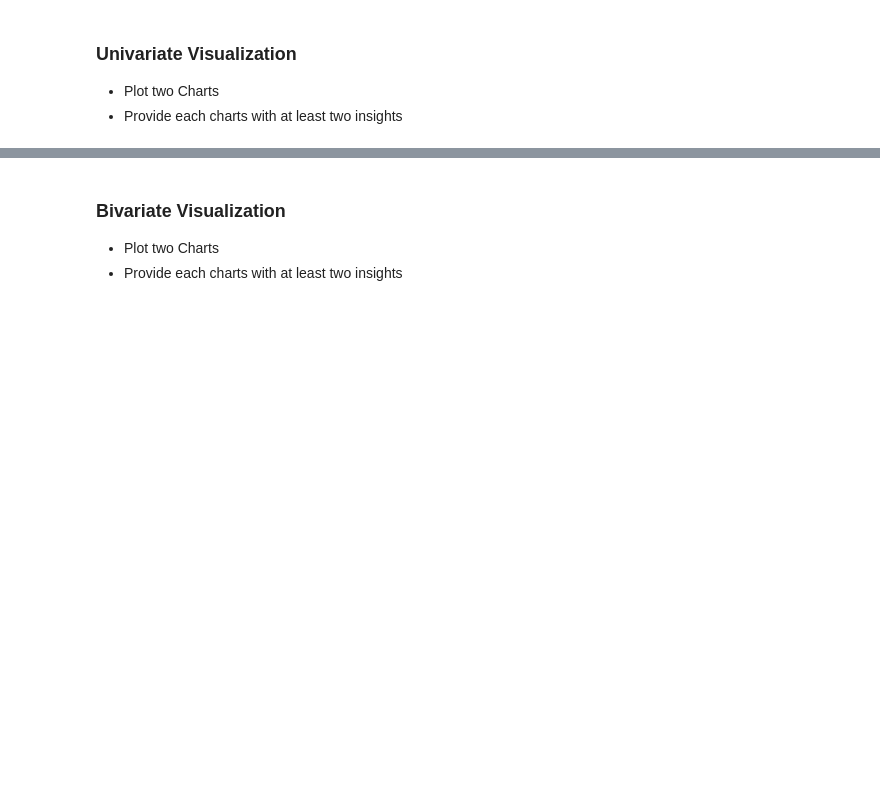
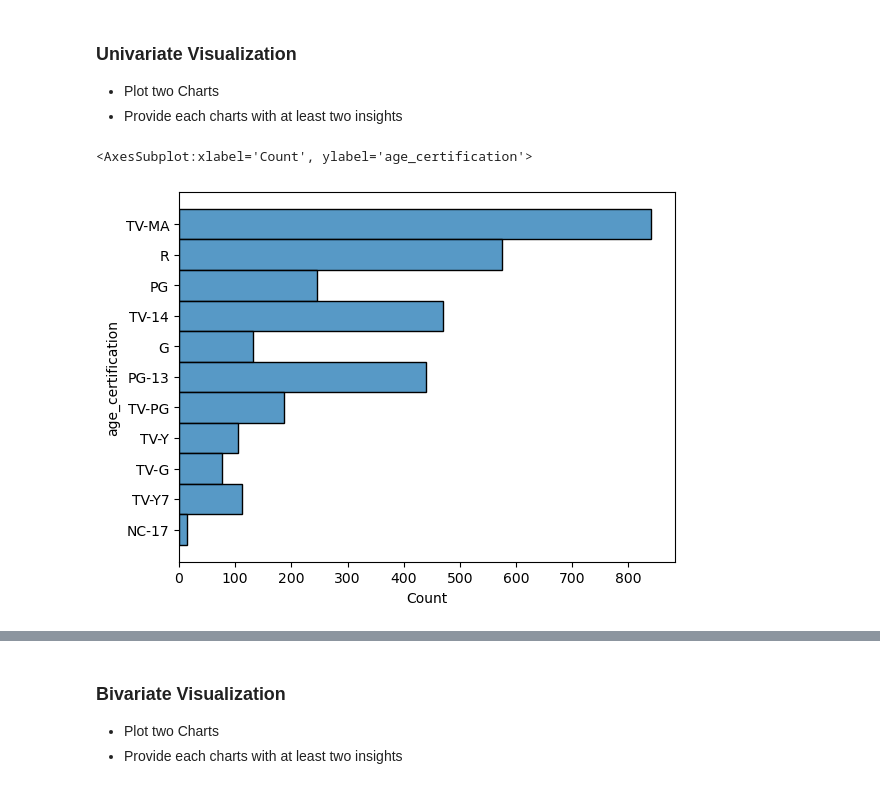
Before and after one commit to Tuwaiq-Data-Science-Bootcamp-V2/EDA-Lab1, a Jupyter notebook: EDA_Assignment .ipynb, the cells around one changed output, grey strips where cells are left out. Saved outputs shown, nothing was run; the diff lists cells and outputs as text; code cells hidden in the pictures; blank space fills up the shorter version.

```diff
--- a/EDA_Assignment .ipynb
+++ b/EDA_Assignment .ipynb
@@ -4,0 +8,2 @@
+# %%
+netflix = pd.read_csv('raw_titles.csv')
@@ -4,0 +75,2 @@
+# %%
+netflix.drop(['id', 'imdb_id', 'index'], axis=1, inplace=True)
@@ -4,0 +100,9 @@
+# %%
+def clean_list(lst):
+
+    lst = lst.replace("'", '')
+    lst = lst.replace('[', '')
+    lst = lst.replace(']', '')
+    return lst
+netflix['genres'] = netflix['genres'].apply(clean_list)
+netflix['genres'].unique()
@@ -4,0 +113,9 @@
+# %%
+def clean_list(lst):
+
+    lst = lst.replace("'", '')
+    lst = lst.replace('[', '')
+    lst = lst.replace(']', '')
+    return lst
+netflix['production_countries'] = netflix['production_countries'].apply(clean_list)
+netflix['genres'].unique()
@@ -6,3 +148,8 @@
 ### Univariate Visualization
 * Plot two Charts
 * Provide each charts with at least two insights
+# %%
+sns.histplot(netflix, y='age_certification')
+# %% [output]
+<AxesSubplot:xlabel='Count', ylabel='age_certification'>
+[figure, added]
```
Also changed, not shown: parts of 23 cells of this notebook.
